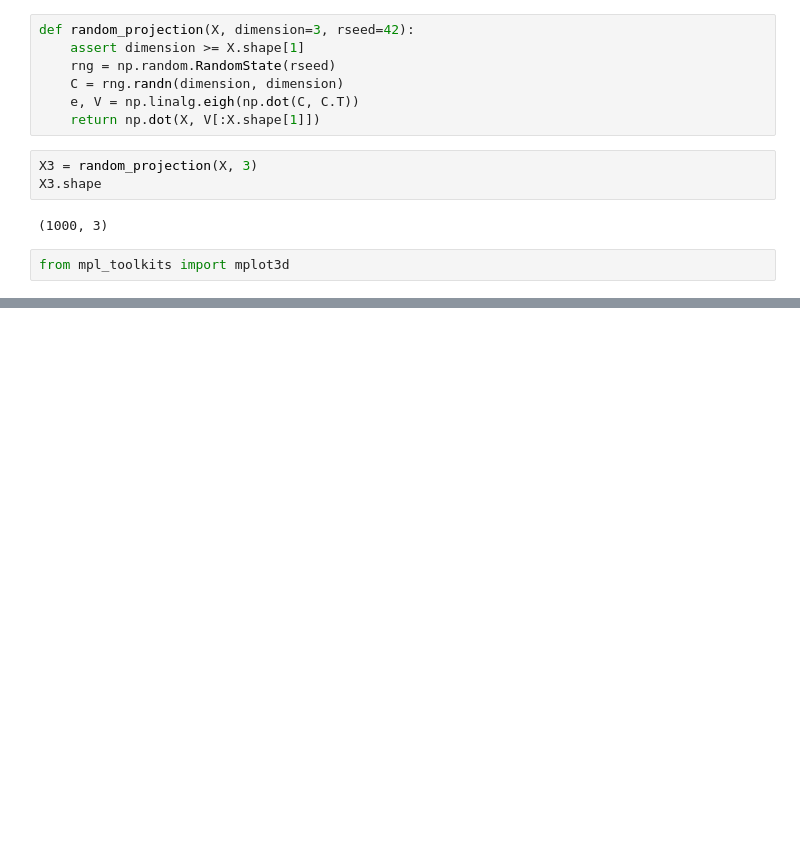
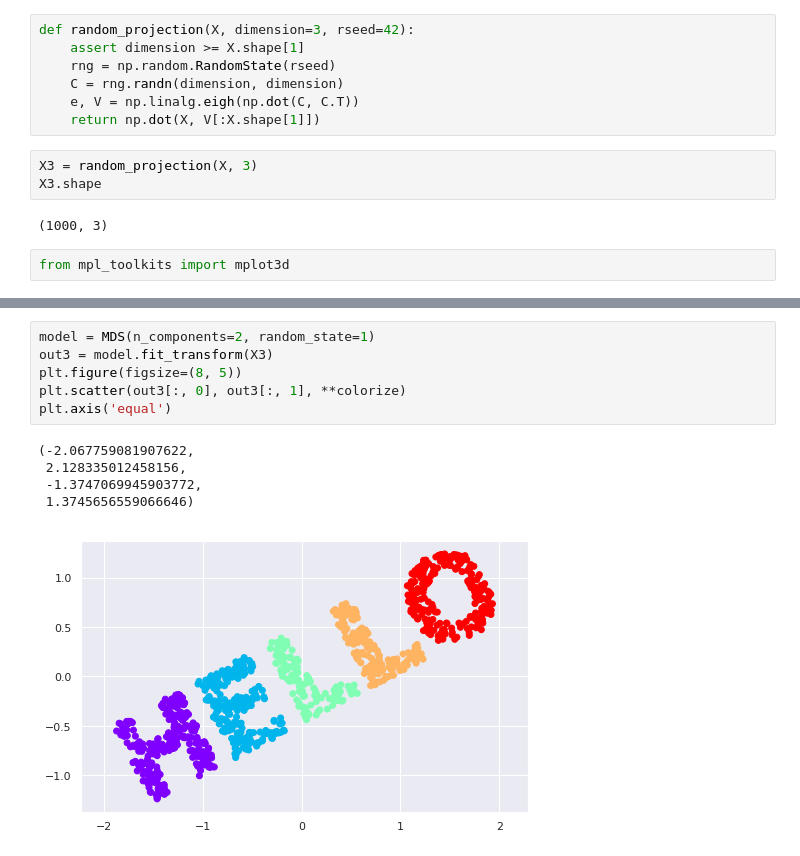
Before and after one commit to thimi0412/PythonDataScinence, a Jupyter notebook: scikit-lean-pra/manifold_learning.ipynb, the cells around one changed output, grey strips where cells are left out. Cells and saved outputs as stored; diff of their text form; blank space fills up the shorter version.

```diff
--- a/scikit-lean-pra/manifold_learning.ipynb
+++ b/scikit-lean-pra/manifold_learning.ipynb
@@ -103,0 +108,12 @@ ax = plt.axes(pro)
+# %%
+model = MDS(n_components=2, random_state=1)
+out3 = model.fit_transform(X3)
+plt.figure(figsize=(8, 5))
+plt.scatter(out3[:, 0], out3[:, 1], **colorize)
+plt.axis('equal')
+# %% [output]
+(-2.067759081907622,
+ 2.128335012458156,
+ -1.3747069945903772,
+ 1.3745656559066646)
+[figure, added]
```
Also changed, not shown: parts of 2 cells of this notebook.
